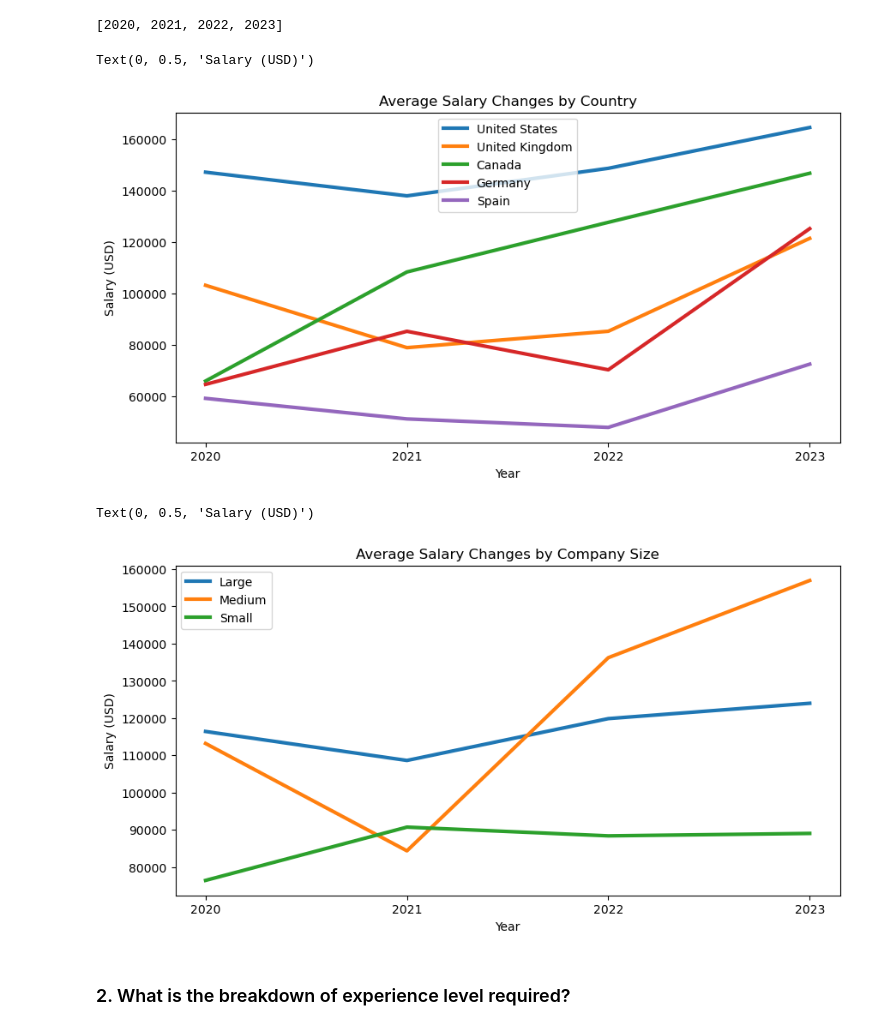
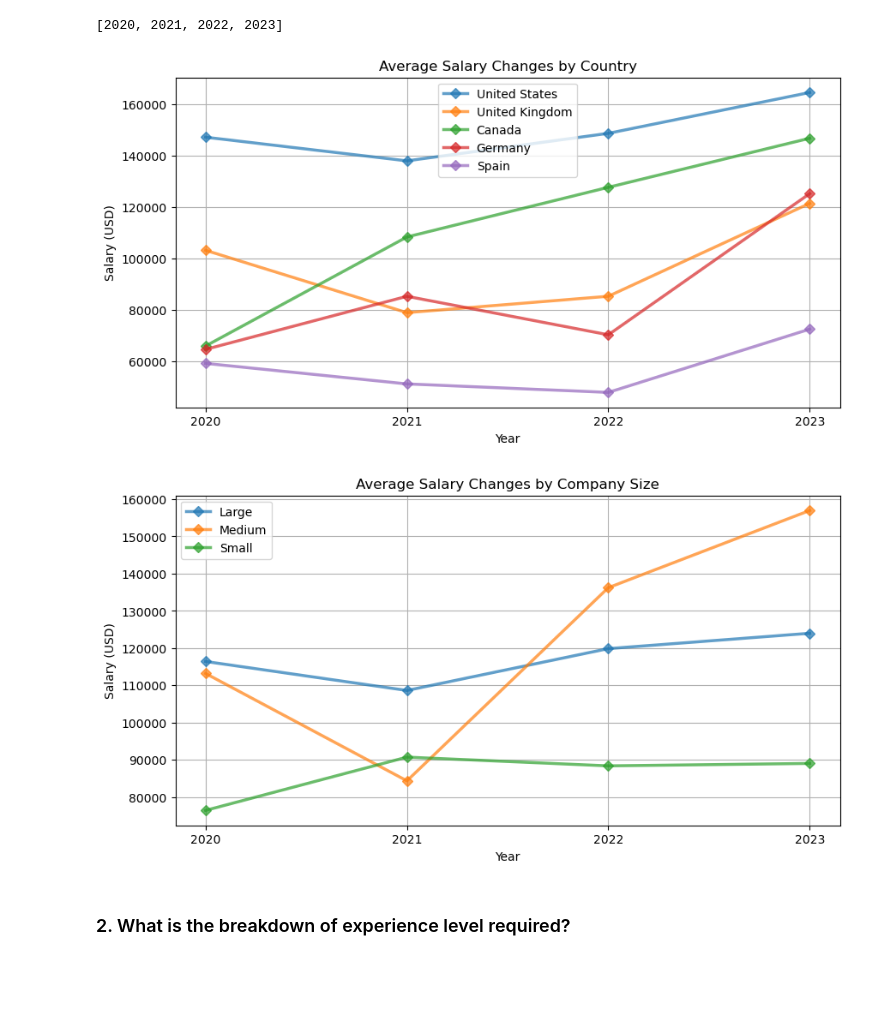
Before and after one commit to lathamlm/project-01, a Jupyter notebook: data_science.ipynb, the cells around one changed output. Cells and saved outputs as stored; diff of their text form; code cells hidden in the pictures; blank space fills up the shorter version.

```diff
--- a/data_science.ipynb
+++ b/data_science.ipynb
@@ -105,47 +82,47 @@ years_list
 # %%
 # Create line graph showing average salary over time by top 5 countries
 plt.figure(figsize=(10,5))
-plt.plot(years_list, top_5_countries_list[0], linewidth=3, label=countries_list[0])
-plt.plot(years_list, top_5_countries_list[1], linewidth=3, label=countries_list[1])
-plt.plot(years_list, top_5_countries_list[2], linewidth=3, label=countries_list[2])
-plt.plot(years_list, top_5_countries_list[3], linewidth=3, label=countries_list[3])
-plt.plot(years_list, top_5_countries_list[4], linewidth=3, label=countries_list[4])
+plt.plot(years_list, top_5_countries_list[0], linewidth=2.5, alpha=0.7, marker="D", label=countries_list[0])
+plt.plot(years_list, top_5_countries_list[1], linewidth=2.5, alpha=0.7, marker="D", label=countries_list[1])
+plt.plot(years_list, top_5_countries_list[2], linewidth=2.5, alpha=0.7, marker="D", label=countries_list[2])
+plt.plot(years_list, top_5_countries_list[3], linewidth=2.5, alpha=0.7, marker="D", label=countries_list[3])
+plt.plot(years_list, top_5_countries_list[4], linewidth=2.5, alpha=0.7, marker="D", label=countries_list[4])
 plt.legend(loc="best")
 tick_locations = [value for value in years_list]
 plt.xticks(tick_locations, years_list)
 plt.title("Average Salary Changes by Country")
 plt.xlabel("Year")
 plt.ylabel("Salary (USD)")
+plt.grid()
 
 # Save graph
 
 
 # Show graph
 # %% [output]
-Text(0, 0.5, 'Salary (USD)')
-[figure, old version]
+[figure, new version]
 # %%
 #chi-squared
 # %%
 # Create line graph showing average salary over time by company size
 plt.figure(figsize=(10,5))
-plt.plot(years_list, company_size_list01[0], linewidth=3, label=company_size_names[0])
-plt.plot(years_list, company_size_list01[1], linewidth=3, label=company_size_names[1])
-plt.plot(years_list, company_size_list01[2], linewidth=3, label=company_size_names[2])
+plt.plot(years_list, company_size_list01[0], linewidth=2.5, alpha=0.7, marker="D", label=company_size_names[0])
+plt.plot(years_list, company_size_list01[1], linewidth=2.5, alpha=0.7, marker="D", label=company_size_names[1])
+plt.plot(years_list, company_size_list01[2], linewidth=2.5, alpha=0.7, marker="D", label=company_size_names[2])
 plt.legend(loc="best")
 tick_locations = [value for value in years_list]
 plt.xticks(tick_locations, years_list)
 plt.title("Average Salary Changes by Company Size")
 plt.xlabel("Year")
 plt.ylabel("Salary (USD)")
+plt.grid()
 
 # Save graph
 
 
 # Show graph
 # %% [output]
-Text(0, 0.5, 'Salary (USD)')
-[figure, old version]
+[figure, new version]
 # %% [markdown]
 ### 2. What is the breakdown of experience level required?
 # %%
```
Also changed, not shown: parts of 8 cells of this notebook.
